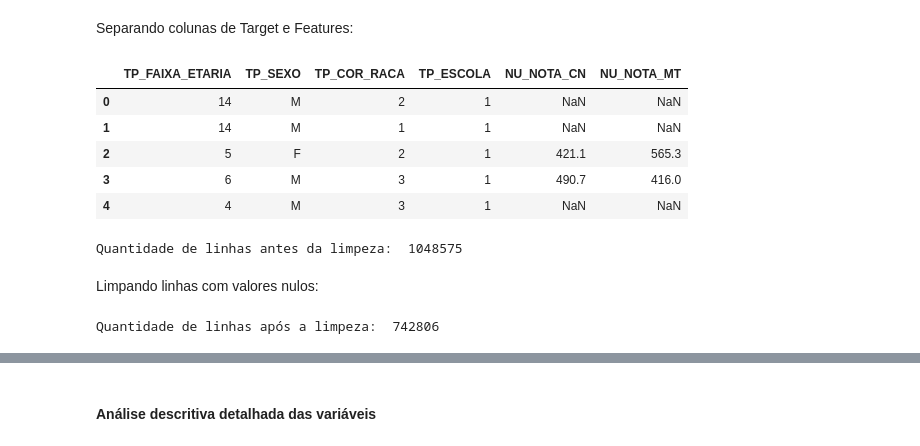
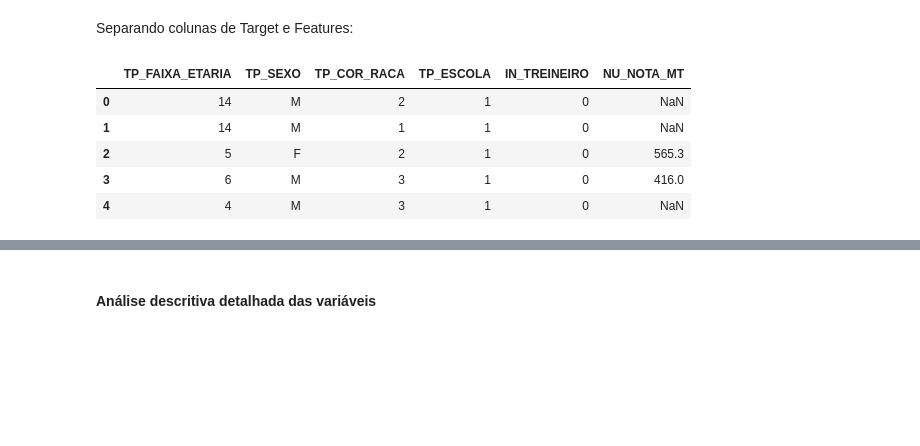
Before and after one commit to MateusMarinheiro18/Projeto-2-Ciencia-dos-Dados, a Jupyter notebook: principal.ipynb, the cells around one changed output, grey strips where cells are left out. Cells and saved outputs as stored; diff of their text form; code cells hidden in the pictures; blank space fills up the shorter version.

```diff
--- a/principal.ipynb
+++ b/principal.ipynb
@@ -105,25 +109,12 @@ dados.head()
 # %% [markdown]
 Separando colunas de Target e Features:
 # %%
-dados = dados.loc[:, ["TP_FAIXA_ETARIA", "TP_SEXO", "TP_COR_RACA", "TP_ESCOLA", "NU_NOTA_CN", "NU_NOTA_MT"]] # Seleciona as colunas que serão utilizadas como features
+dados = dados.loc[:, ["TP_FAIXA_ETARIA", "TP_SEXO", "TP_COR_RACA", "TP_ESCOLA", "IN_TREINEIRO", "NU_NOTA_MT"]] # Seleciona as colunas que serão utilizadas como features
 dados.head()
 # %% [output]
-|  | TP_FAIXA_ETARIA | TP_SEXO | TP_COR_RACA | TP_ESCOLA | NU_NOTA_CN | NU_NOTA_MT |
-| 0 | 14 | M | 2 | 1 | NaN | NaN |
-| 1 | 14 | M | 1 | 1 | NaN | NaN |
-| 2 | 5 | F | 2 | 1 | 421.1 | 565.3 |
-| 3 | 6 | M | 3 | 1 | 490.7 | 416.0 |
-| 4 | 4 | M | 3 | 1 | NaN | NaN |
+|  | TP_FAIXA_ETARIA | TP_SEXO | TP_COR_RACA | TP_ESCOLA | IN_TREINEIRO | NU_NOTA_MT |
+| 0 | 14 | M | 2 | 1 | 0 | NaN |
+| 1 | 14 | M | 1 | 1 | 0 | NaN |
+| 2 | 5 | F | 2 | 1 | 0 | 565.3 |
+| 3 | 6 | M | 3 | 1 | 0 | 416.0 |
+| 4 | 4 | M | 3 | 1 | 0 | NaN |
-# %%
-n = len(dados)
-print('Quantidade de linhas antes da limpeza: ', n)
-# %% [output]
-Quantidade de linhas antes da limpeza:  1048575
-# %% [markdown]
-Limpando linhas com valores nulos:
-# %%
-dados = dados.dropna() # Remove as linhas que possuem valores nulos
-n = len(dados)
-print('Quantidade de linhas após a limpeza: ', n)
-# %% [output]
-Quantidade de linhas após a limpeza:  742806
```
Also changed, not shown: parts of 11 cells of this notebook.
